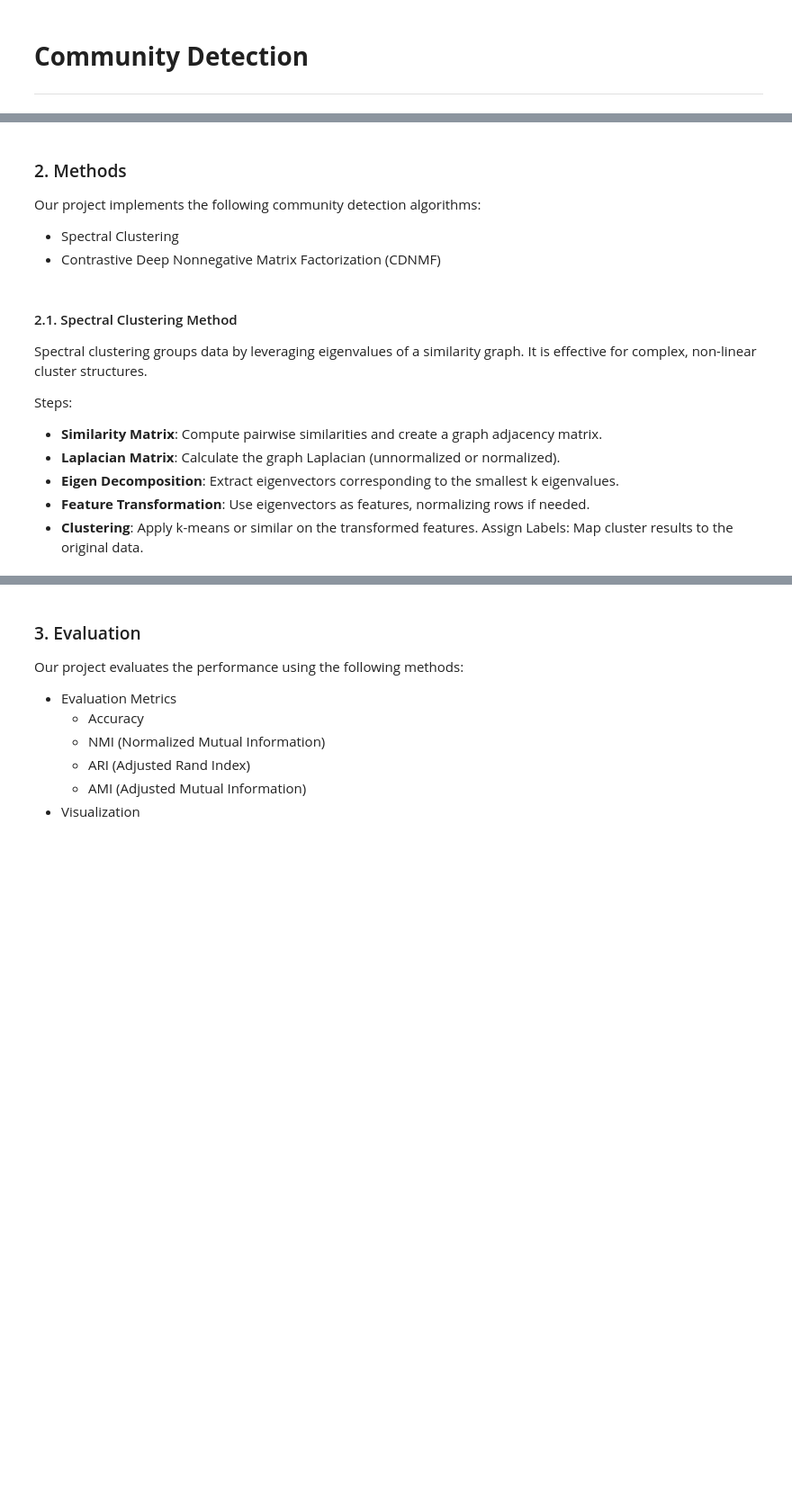
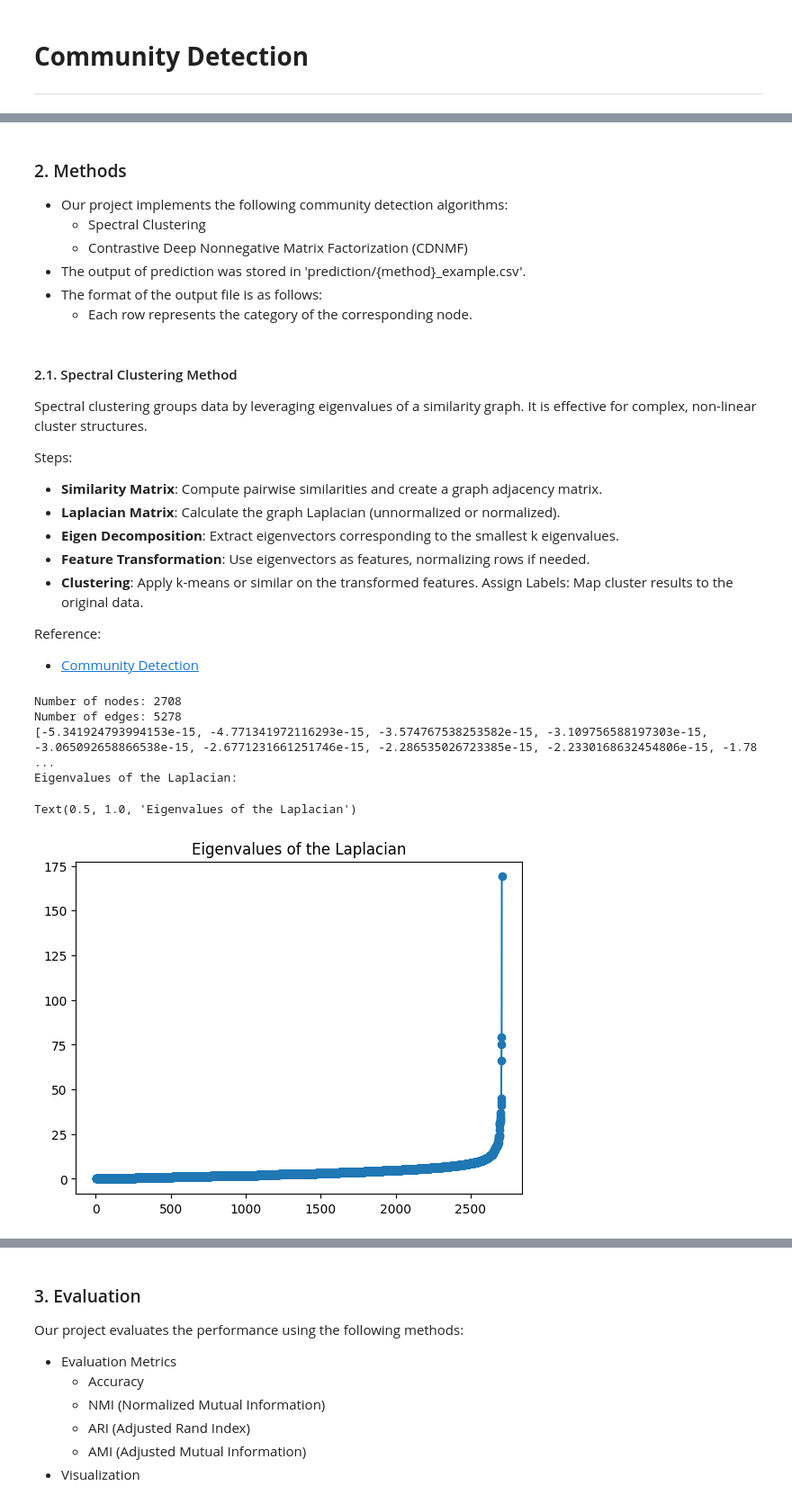
Before and after one commit to hardness1020/Community_Detection, a Jupyter notebook: main.ipynb, the cells around one changed output, grey strips where cells are left out. Shown at 90% size. Cells and saved outputs as stored; diff of their text form; code cells hidden in the pictures; blank space fills up the shorter version.

Commit message:
feat: Add DANMF code and Add spectral cluster code

```diff
--- a/main.ipynb
+++ b/main.ipynb
@@ -43,9 +51,12 @@ device = torch.device('cuda:0') if torch.cuda.is_available() else torch.device('
 print('Device:', device)
 # %% [markdown]
 ### 2. Methods
-Our project implements the following community detection algorithms:
-- Spectral Clustering
-- Contrastive Deep Nonnegative Matrix Factorization (CDNMF)
+- Our project implements the following community detection algorithms:
+  - Spectral Clustering
+  - Contrastive Deep Nonnegative Matrix Factorization (CDNMF)
+- The output of prediction was stored in 'prediction/{method}_example.csv'.
+- The format of the output file is as follows:
+    - Each row represents the category of the corresponding node.
 # %% [markdown]
 #### 2.1. Spectral Clustering Method
 Spectral clustering groups data by leveraging eigenvalues of a similarity graph. It is effective for complex, non-linear cluster structures.
@@ -57,3 +68,6 @@ Steps:
 - **Feature Transformation**: Use eigenvectors as features, normalizing rows if needed.
 - **Clustering**: Apply k-means or similar on the transformed features.
 Assign Labels: Map cluster results to the original data.
+
+Reference:
+- [Community Detection](https://github.com/VedangW/community-detection/blob/main/cdet/spectral_clustering.py)
@@ -60,2 +123,24 @@ Assign Labels: Map cluster results to the original data.
+# %%
+# Run spectral clustering
+
+# Load the graph
+cora_G = nx.read_edgelist('dataset/cora/edges.txt', nodetype=int)
+print('Number of nodes:', cora_G.number_of_nodes())
+print('Number of edges:', cora_G.number_of_edges())
+
+# Calculate the spectral clustering
+egn_values = nx.laplacian_spectrum(cora_G)
+print(sorted(egn_values))
+print("Eigenvalues of the Laplacian:")
+plt.figure()
+plt.plot(range(1, len(egn_values) + 1), egn_values, marker='o')
+plt.title("Eigenvalues of the Laplacian")
+# %% [output]
+Number of nodes: 2708
+Number of edges: 5278
+[-5.341924793994153e-15, -4.771341972116293e-15, -3.574767538253582e-15, -3.109756588197303e-15, -3.065092658866538e-15, -2.6771231661251746e-15, -2.286535026723385e-15, -2.2330168632454806e-15, -1.78 ...
+Eigenvalues of the Laplacian:
+Text(0.5, 1.0, 'Eigenvalues of the Laplacian')
+[figure, added]
 # %% [markdown]
 #### 2.2. CDNMF Method
```
Also changed, not shown: parts of 7 cells of this notebook, 1 other file.
